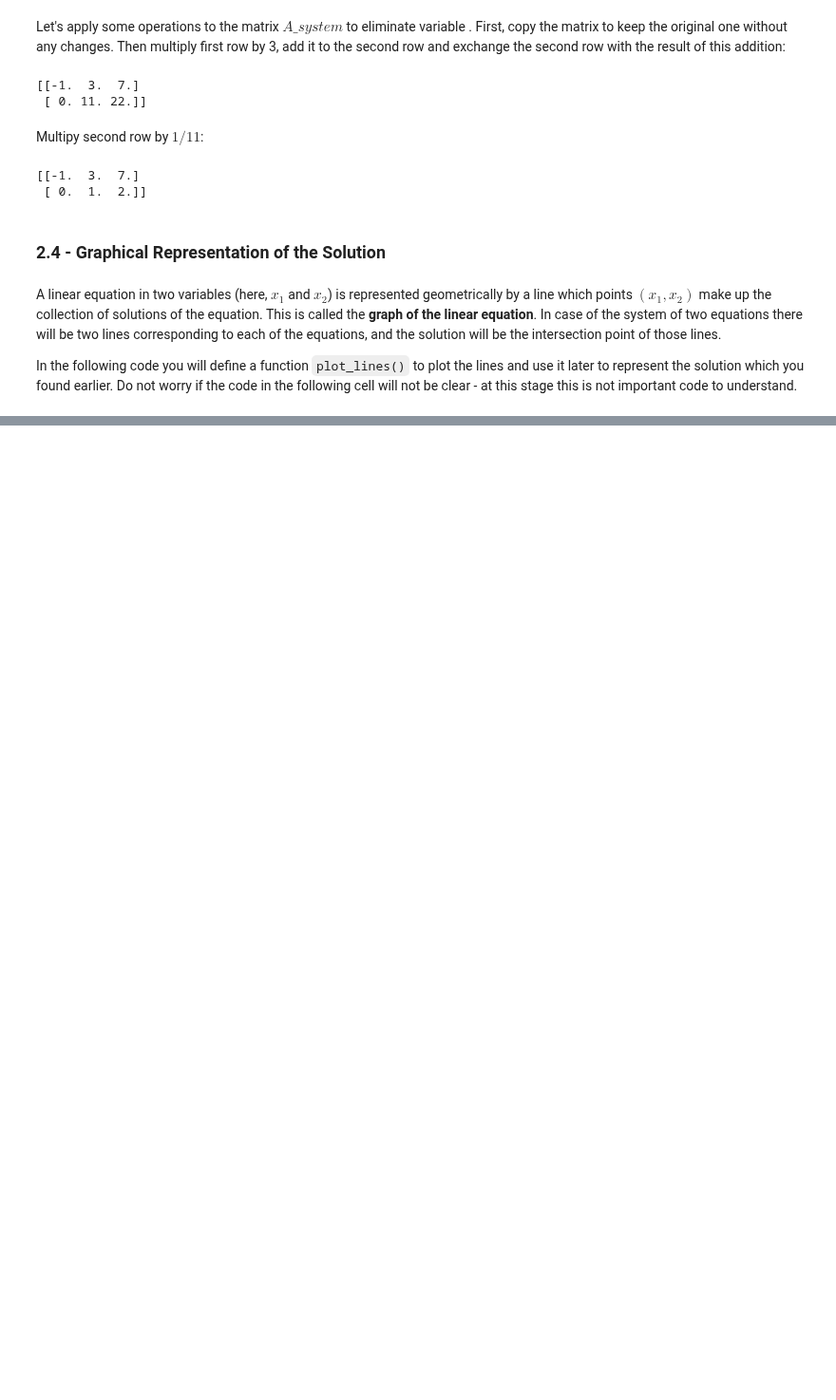
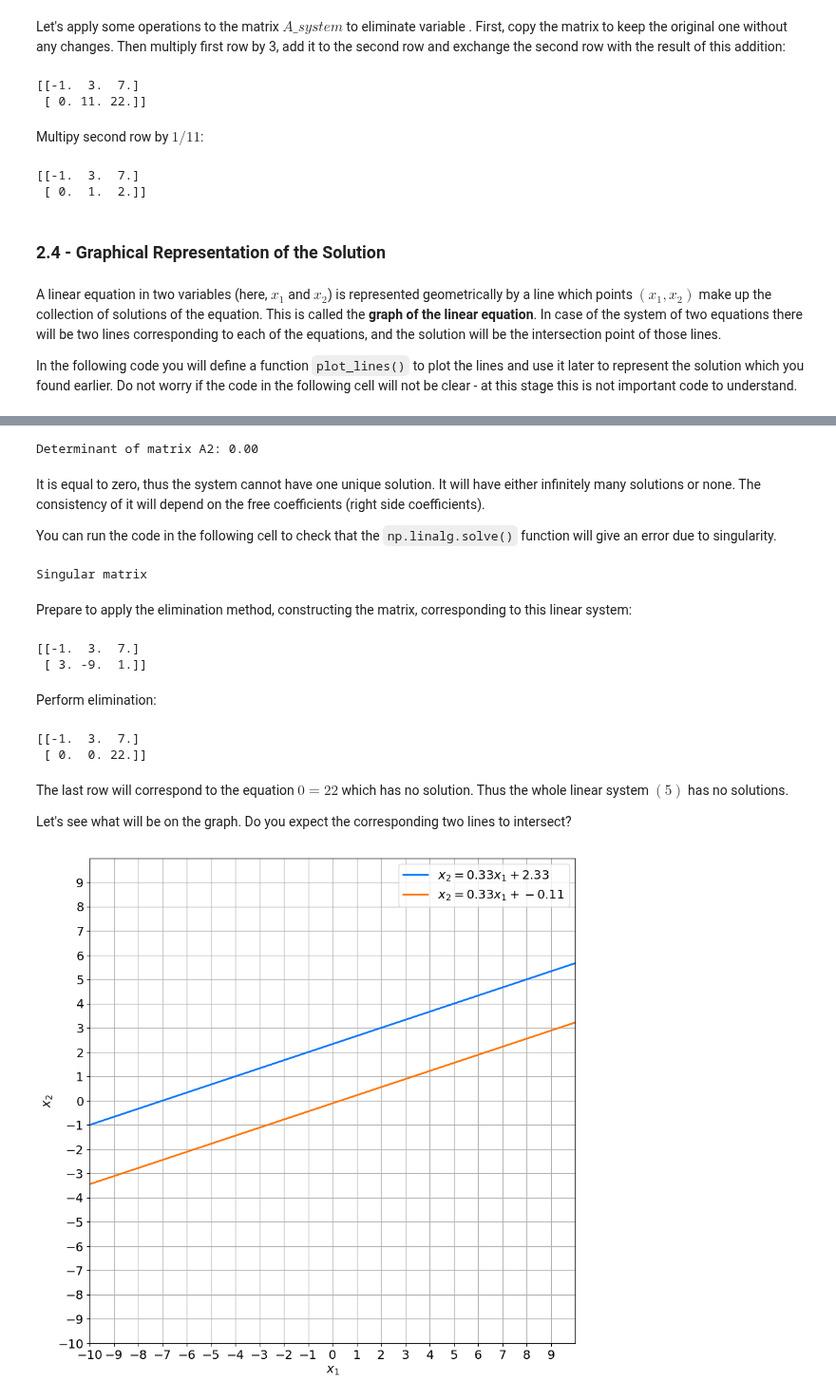
Before and after one commit to rahiakela/mathematics-for-machine-learning, a Jupyter notebook: mathematics-for-machine-learning-and-data-science-specialization/01-learning-linear-algebra/week1-system-of-linear-equations/02_solving_linear_systems.ipynb, the cells around one changed output, grey strips where cells are left out. Shown at 95% size. Cells and saved outputs as stored; diff of their text form; code cells hidden in the pictures; blank space fills up the shorter version.

```diff
--- a/mathematics-for-machine-learning-and-data-science-specialization/01-learning-linear-algebra/week1-system-of-linear-equations/02_solving_linear_systems.ipynb
+++ b/mathematics-for-machine-learning-and-data-science-specialization/01-learning-linear-algebra/week1-system-of-linear-equations/02_solving_linear_systems.ipynb
@@ -219,0 +266,50 @@ In the following code you will define a function `plot_lines()` to plot the line
+# %%
+A2 = np.array([
+  [-1, 3],
+  [3, -9]
+], dtype=np.dtype(float))
+
+b2 = np.array([7, 1], dtype=np.dtype(float))
+
+d2 = np.linalg.det(A2)
+print(f"Determinant of matrix A2: {d2:.2f}")
+# %% [output]
+Determinant of matrix A2: 0.00
+# %% [markdown]
+It is equal to zero, thus the system cannot have one unique solution. It will have either infinitely many solutions or none. The consistency of it will depend on the free coefficients (right side coefficients).
+
+You can run the code in the following cell to check that the `np.linalg.solve()` function will give an error due to singularity.
+# %%
+try:
+  x2 = np.linalg.solve(A2, b2)
+except np.linalg.LinAlgError as err:
+    print(err)
+# %% [output]
+Singular matrix
+# %% [markdown]
+Prepare to apply the elimination method, constructing the matrix, corresponding to this linear system:
+# %%
+A2_system = np.hstack((A2, b2.reshape((2, 1))))
+print(A2_system)
+# %% [output]
+[[-1.  3.  7.]
+ [ 3. -9.  1.]]
+# %% [markdown]
+Perform elimination:
+# %%
+A2_system_res = A2_system.copy()
+
+# Multiply row 0 by 3 and add it to the row 1.
+A2_system_res[1] = 3 * A2_system_res[0] + A2_system_res[1]
+print(A2_system_res)
+# %% [output]
+[[-1.  3.  7.]
+ [ 0.  0. 22.]]
+# %% [markdown]
+The last row will correspond to the equation $0=22$ which has no solution. Thus the whole linear system $(5)$ has no solutions.
+
+Let's see what will be on the graph. Do you expect the corresponding two lines to intersect?
+# %%
+plot_lines(A2_system)
+# %% [output]
+[figure, added]
```
Also changed, not shown: parts of 5 cells of this notebook.
